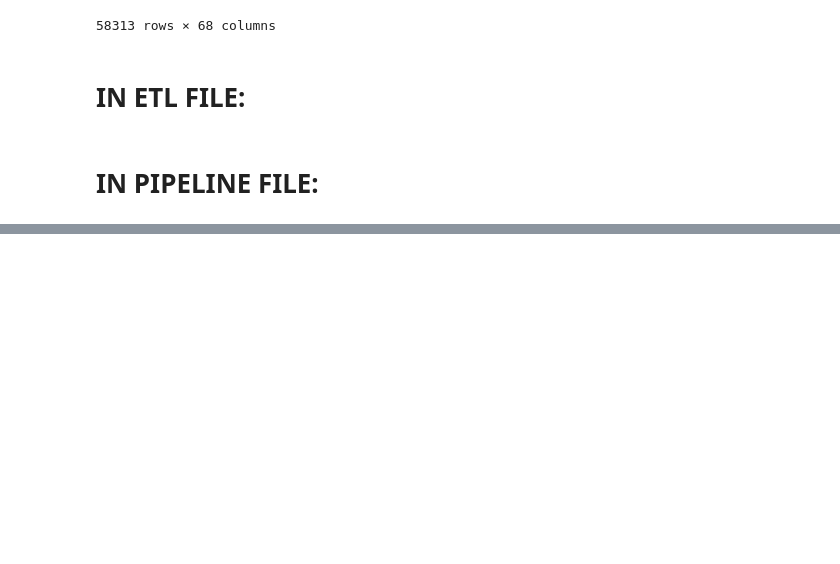
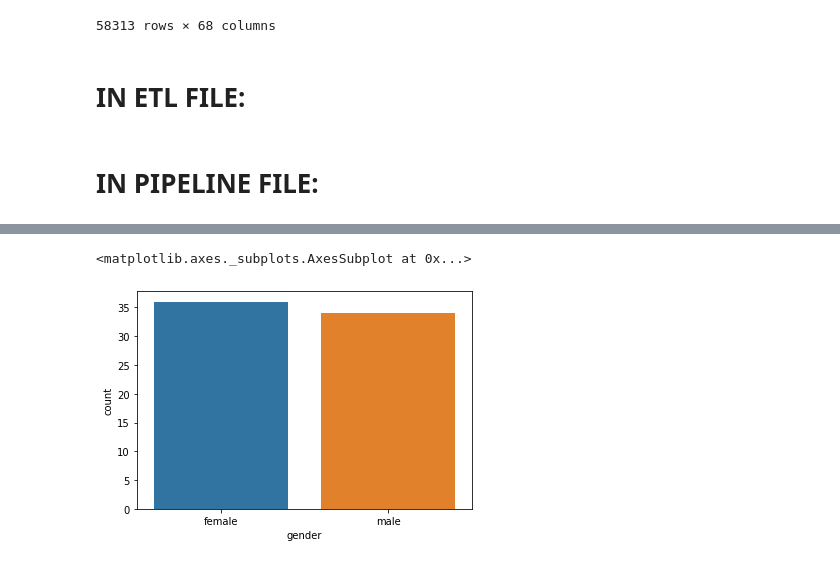
Before and after one commit to justjk139/alzheimers_gene_analysis, a Jupyter notebook: notebooks/dev_testing.ipynb, the cells around one changed output, grey strips where cells are left out. Saved outputs shown, nothing was run; the diff lists cells and outputs as text; code cells hidden in the pictures; blank space fills up the shorter version.

```diff
--- a/notebooks/dev_testing.ipynb
+++ b/notebooks/dev_testing.ipynb
@@ -510,0 +590,5 @@ def kallisto(pass_cut_data):
+# %%
+sns.countplot(x='gender', data=patients)
+# %% [output]
+<matplotlib.axes._subplots.AxesSubplot at 0x...>
+[figure, added]
```
Also changed, not shown: parts of 33 cells of this notebook, 2 other files.
